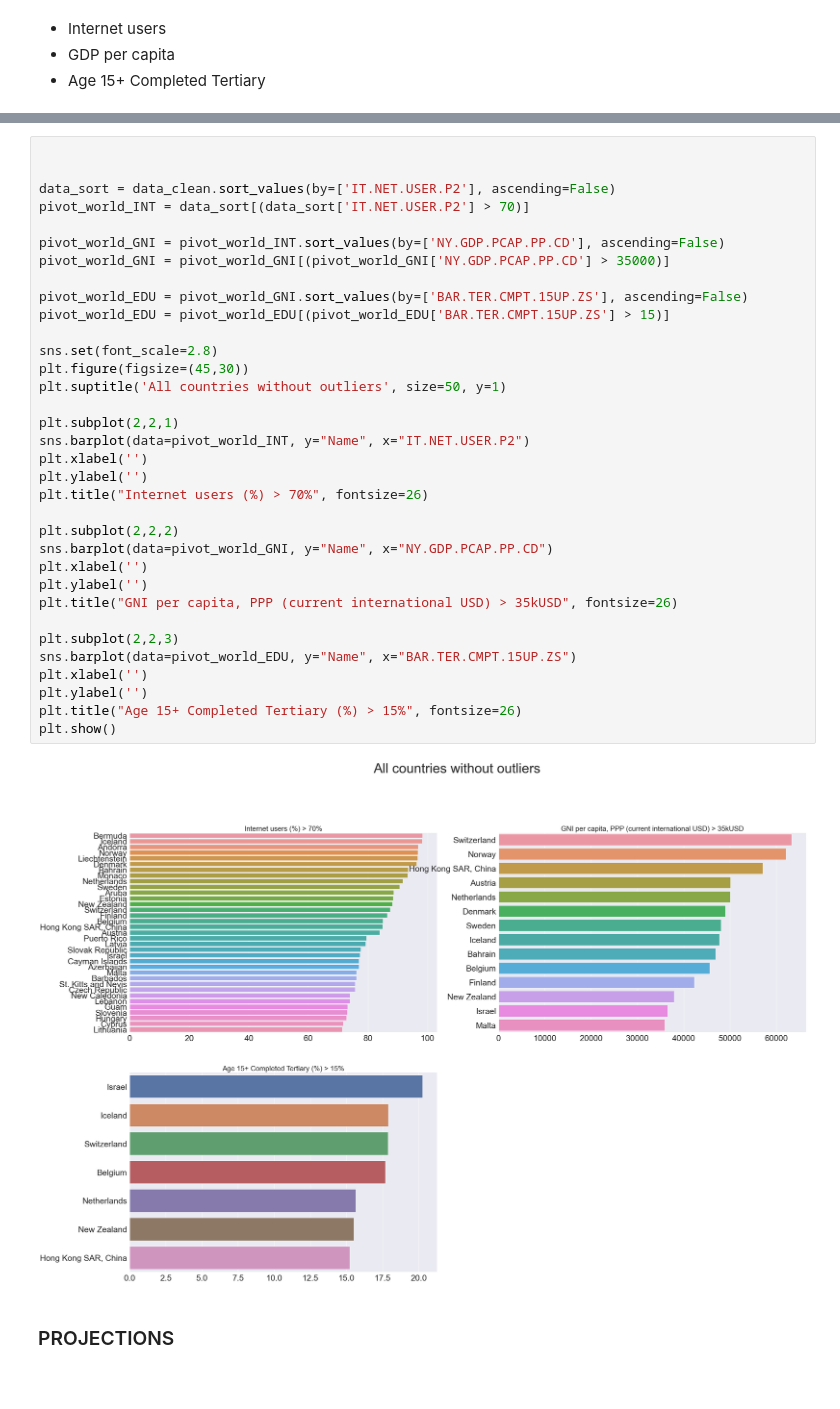
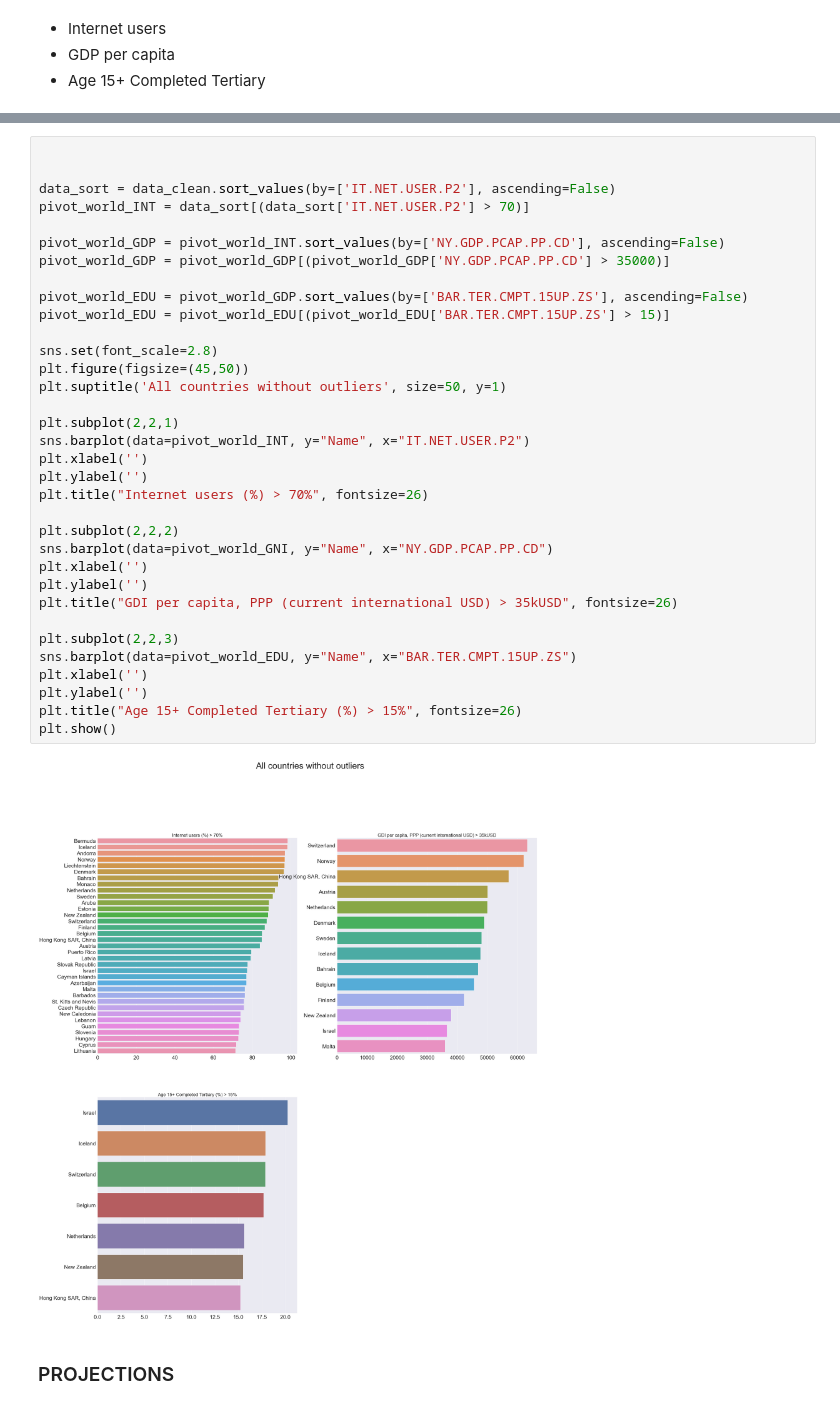
Before and after one commit to Azimoj/EdState-, a Jupyter notebook: P2.ipynb, the cells around one changed output, grey strips where cells are left out. Saved outputs shown, nothing was run; the diff lists cells and outputs as text.

```diff
--- a/P2.ipynb
+++ b/P2.ipynb
@@ -855,39 +894,39 @@ plt.show()
 # %%
 
 
 data_sort = data_clean.sort_values(by=['IT.NET.USER.P2'], ascending=False)
 pivot_world_INT = data_sort[(data_sort['IT.NET.USER.P2'] > 70)]
 
-pivot_world_GNI = pivot_world_INT.sort_values(by=['NY.GDP.PCAP.PP.CD'], ascending=False)
-pivot_world_GNI = pivot_world_GNI[(pivot_world_GNI['NY.GDP.PCAP.PP.CD'] > 35000)]
+pivot_world_GDP = pivot_world_INT.sort_values(by=['NY.GDP.PCAP.PP.CD'], ascending=False)
+pivot_world_GDP = pivot_world_GDP[(pivot_world_GDP['NY.GDP.PCAP.PP.CD'] > 35000)]
 
-pivot_world_EDU = pivot_world_GNI.sort_values(by=['BAR.TER.CMPT.15UP.ZS'], ascending=False)
+pivot_world_EDU = pivot_world_GDP.sort_values(by=['BAR.TER.CMPT.15UP.ZS'], ascending=False)
 pivot_world_EDU = pivot_world_EDU[(pivot_world_EDU['BAR.TER.CMPT.15UP.ZS'] > 15)]
 
 sns.set(font_scale=2.8)
-plt.figure(figsize=(45,30))
+plt.figure(figsize=(45,50))
 plt.suptitle('All countries without outliers', size=50, y=1)
 
 plt.subplot(2,2,1)
 sns.barplot(data=pivot_world_INT, y="Name", x="IT.NET.USER.P2")
 plt.xlabel('')
 plt.ylabel('')
 plt.title("Internet users (%) > 70%", fontsize=26)
 
 plt.subplot(2,2,2)
 sns.barplot(data=pivot_world_GNI, y="Name", x="NY.GDP.PCAP.PP.CD")
 plt.xlabel('')
 plt.ylabel('')
-plt.title("GNI per capita, PPP (current international USD) > 35kUSD", fontsize=26)
+plt.title("GDI per capita, PPP (current international USD) > 35kUSD", fontsize=26)
 
 plt.subplot(2,2,3)
 sns.barplot(data=pivot_world_EDU, y="Name", x="BAR.TER.CMPT.15UP.ZS")
 plt.xlabel('')
 plt.ylabel('')
 plt.title("Age 15+ Completed Tertiary (%) > 15%", fontsize=26)
 plt.show()
 # %% [output]
-[figure, old version]
+[figure, new version]
 # %% [markdown]
 ### PROJECTIONS
 # %%
```
Also changed, not shown: parts of 15 cells of this notebook.
